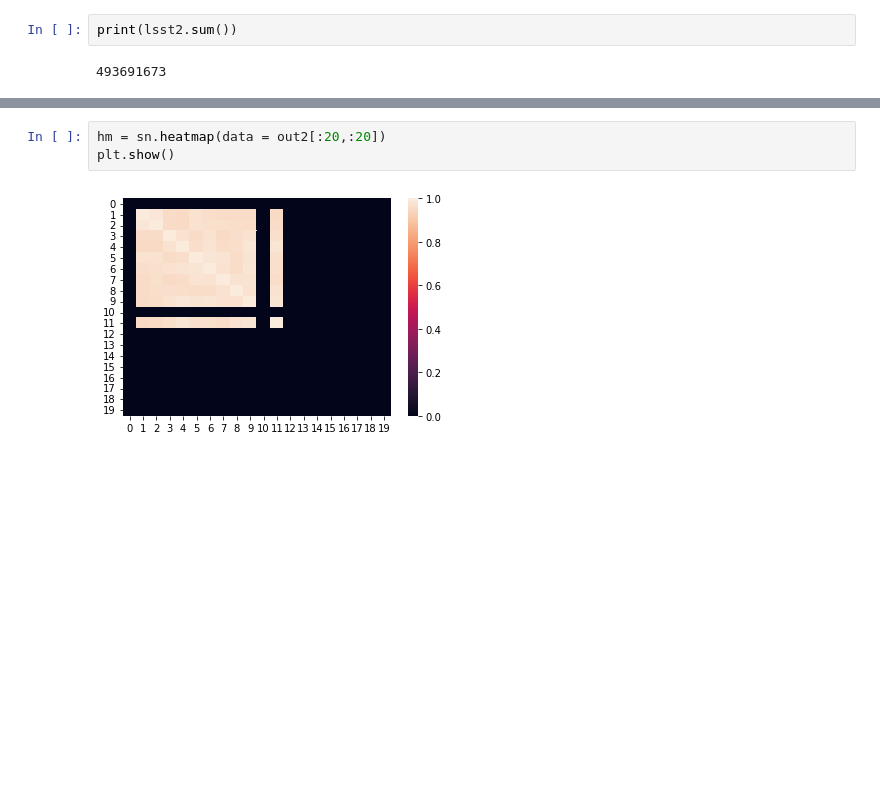
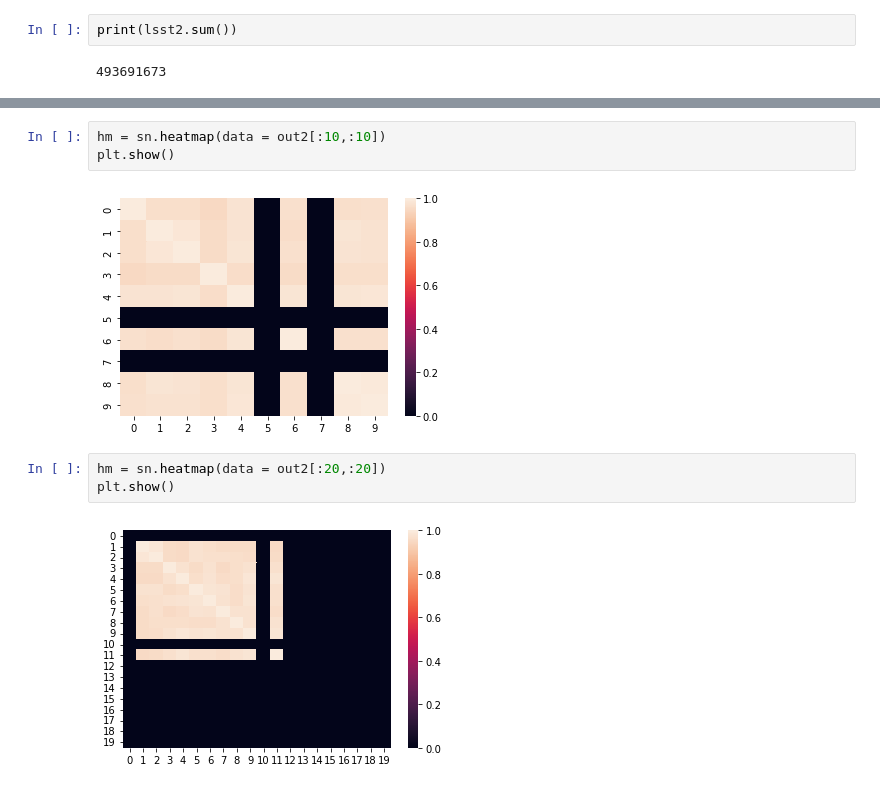
Before and after one commit to Truyen724/Zalo_liveness_Detection, a Jupyter notebook: test.ipynb, the cells around one changed output, grey strips where cells are left out. Drawn from its saved outputs; the diff is of its cells as text; blank space fills up the shorter version.

```diff
--- a/test.ipynb
+++ b/test.ipynb
@@ -134,3 +167,8 @@ plt.show()
+# %%
+hm = sn.heatmap(data = out2[:10,:10])
+plt.show()
+# %% [output]
+[figure, added]
 # %%
 hm = sn.heatmap(data = out2[:20,:20])
 plt.show()
```
Also changed, not shown: parts of 8 cells of this notebook, 7 other files.
